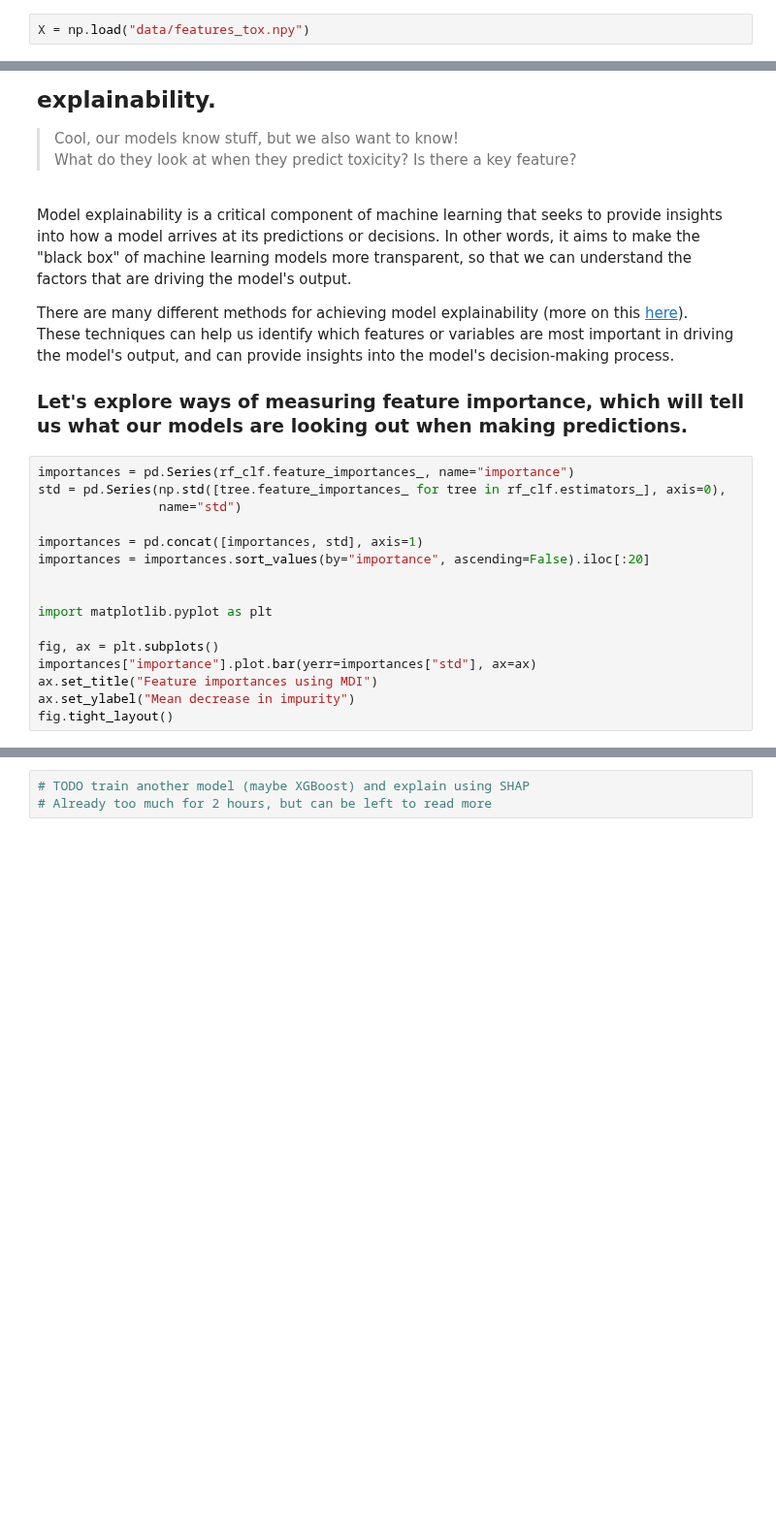
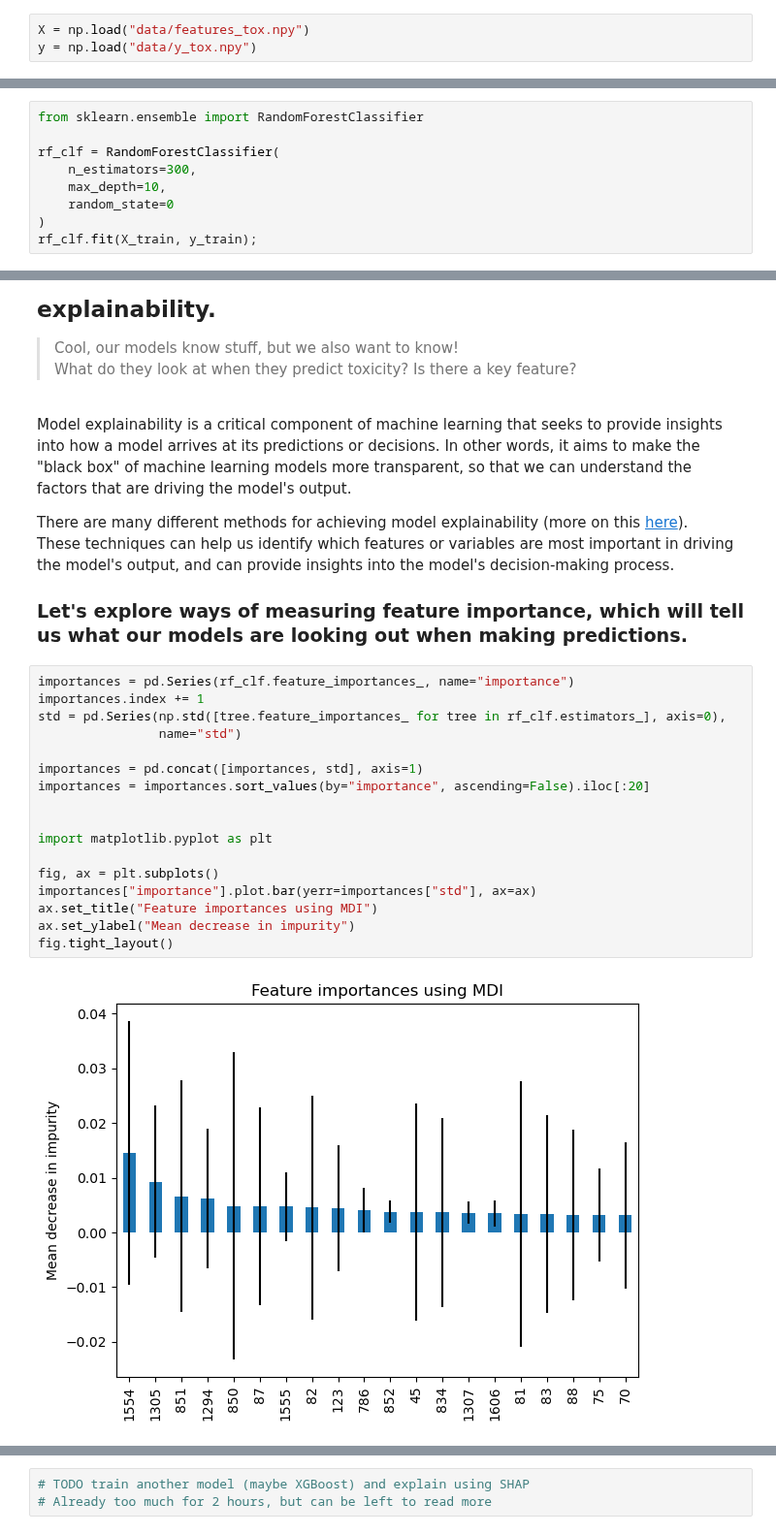
Before and after one commit to schwallergroup/ai4chem_course, a Jupyter notebook: notebooks/02 - Supervised Learning/training_and_evaluating_ml_models.ipynb, the cells around one changed output, grey strips where cells are left out. Shown at 97% size. Drawn from its saved outputs; the diff is of its cells as text; blank space fills up the shorter version.

```diff
--- a/notebooks/02 - Supervised Learning/training_and_evaluating_ml_models.ipynb
+++ b/notebooks/02 - Supervised Learning/training_and_evaluating_ml_models.ipynb
@@ -379,5 +452,6 @@ np.save("data/features_tox.npy", X)
 # %%
 X = np.load("data/features_tox.npy")
+y = np.load("data/y_tox.npy")
 # %%
 # Challenge: Which molecules couldn't be featurized? Why?
 # Using code from above, visualize the faulty molecules.
@@ -414,3 +485,12 @@ rf_clf.fit(X_train, y_train);
+# %%
+from sklearn.ensemble import RandomForestClassifier
+
+rf_clf = RandomForestClassifier(
+    n_estimators=300,
+    max_depth=10,
+    random_state=0
+)
+rf_clf.fit(X_train, y_train);
 # %% [markdown]
 ### Exercise: You have already seen some cool classification algorithms in class.
 
@@ -519,17 +599,20 @@ These techniques can help us identify which features or variables are most impor
 ### Let's explore ways of measuring feature importance, which will tell us what our models are looking out when making predictions.
 # %%
 importances = pd.Series(rf_clf.feature_importances_, name="importance")
+importances.index += 1
 std = pd.Series(np.std([tree.feature_importances_ for tree in rf_clf.estimators_], axis=0),
                 name="std")
 
 importances = pd.concat([importances, std], axis=1)
 importances = importances.sort_values(by="importance", ascending=False).iloc[:20]
 
 
 import matplotlib.pyplot as plt
 
 fig, ax = plt.subplots()
 importances["importance"].plot.bar(yerr=importances["std"], ax=ax)
 ax.set_title("Feature importances using MDI")
 ax.set_ylabel("Mean decrease in impurity")
 fig.tight_layout()
+# %% [output]
+[figure, added]
```
Also changed, not shown: parts of 47 cells of this notebook, 1 other file.
